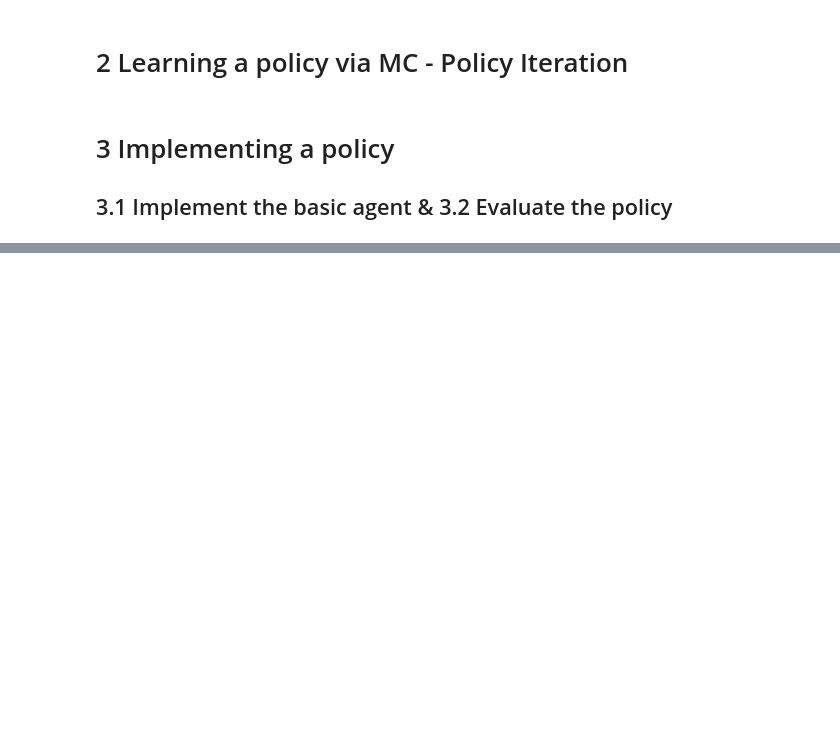
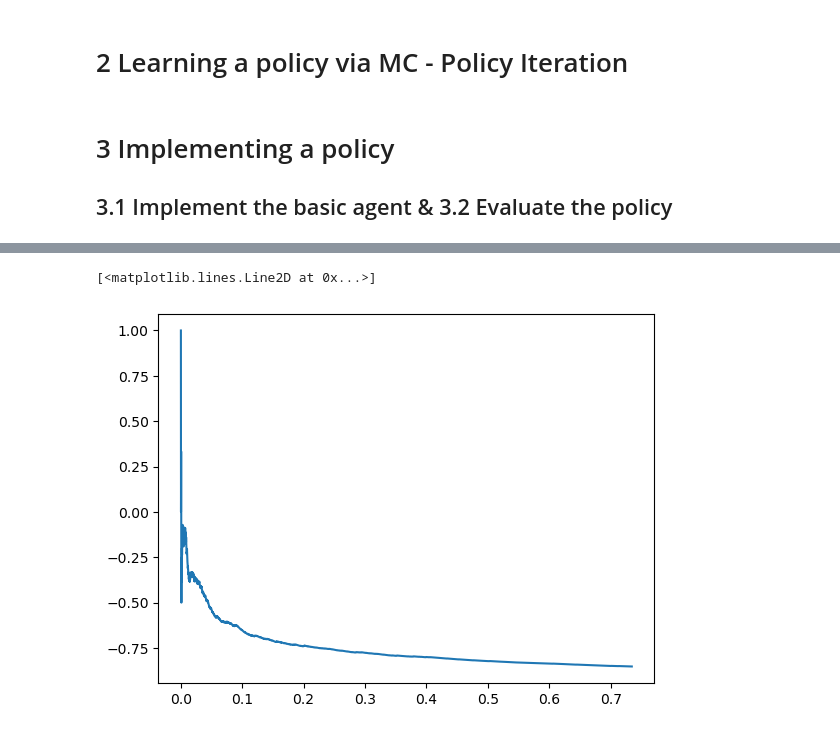
Before and after one commit to doelfi/DRL_BurgstalerDollmannWarnecke, a Jupyter notebook: DRL_homework02_Hendrik.ipynb, the cells around one changed output, grey strips where cells are left out. Drawn from its saved outputs; the diff is of its cells as text; code cells hidden in the pictures; blank space fills up the shorter version.

```diff
--- a/DRL_homework02_Hendrik.ipynb
+++ b/DRL_homework02_Hendrik.ipynb
@@ -261,0 +214,5 @@ print(l[0][0])
+# %%
+mpl.pyplot.plot(times, avg_returns)
+# %% [output]
+[<matplotlib.lines.Line2D at 0x...>]
+[figure, added]
```
Also changed, not shown: parts of 10 cells of this notebook.
